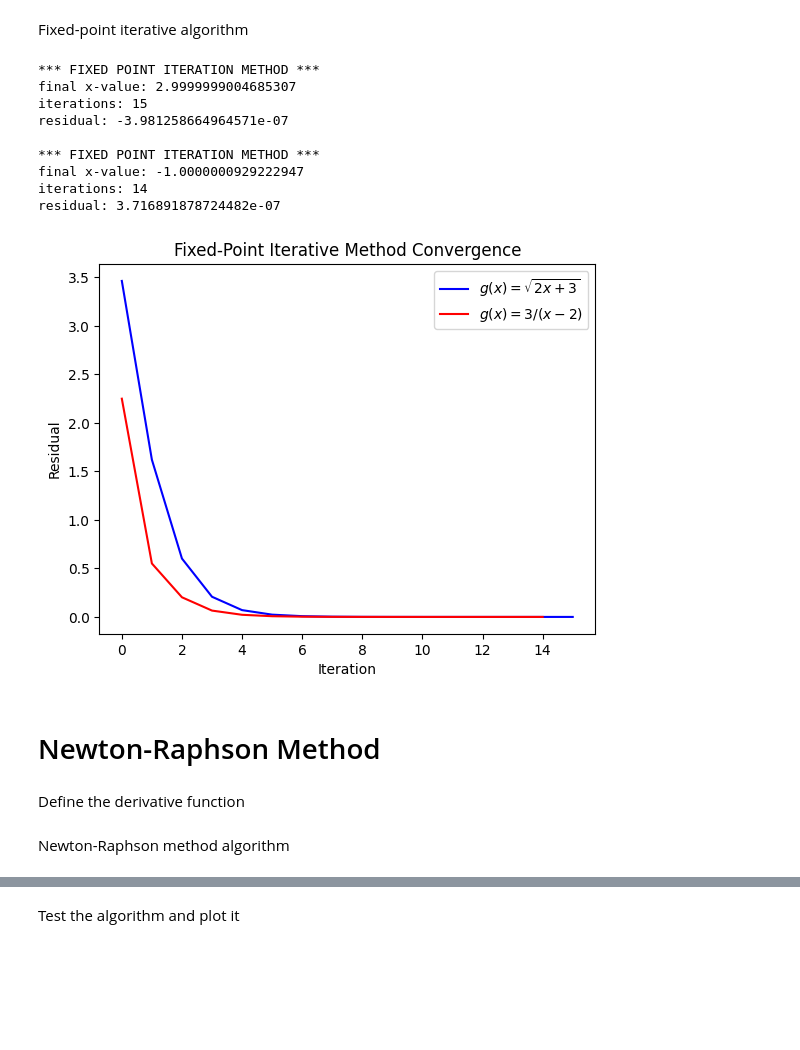
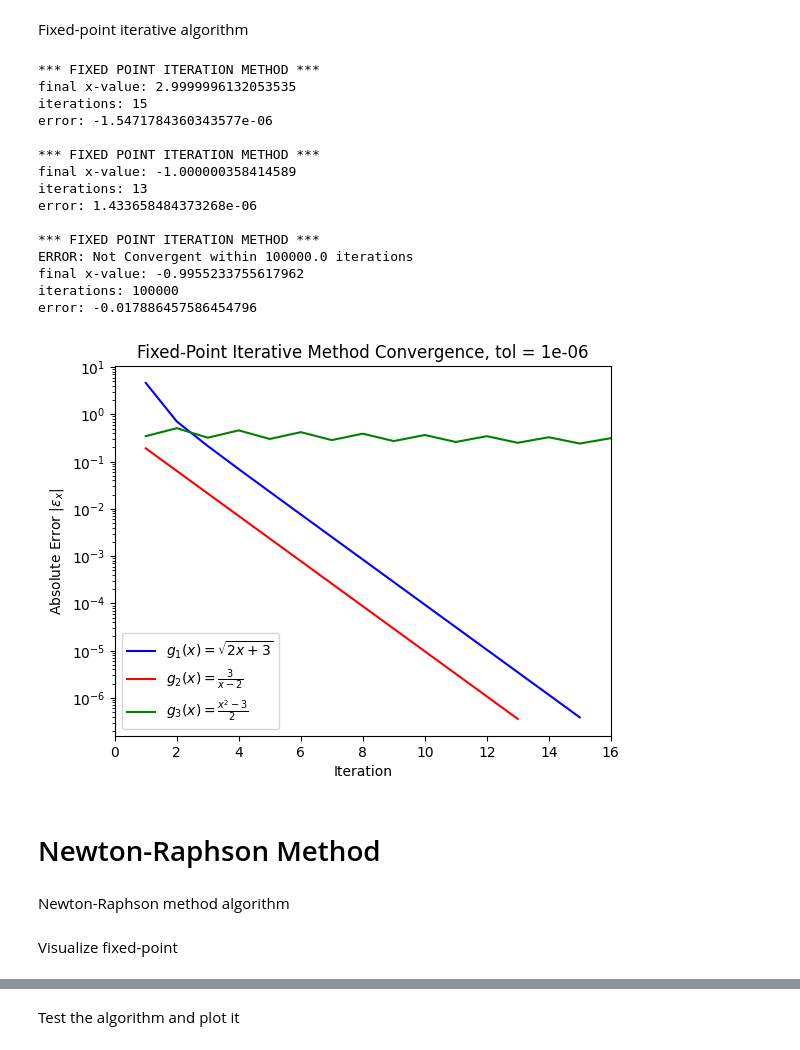
Before and after one commit to diegosol127/AERO-222-Numerical-Methods, a Jupyter notebook: Lab/Lab2/AERO_222_Lab_2.ipynb, the cells around one changed output, grey strips where cells are left out. Saved outputs shown, nothing was run; the diff lists cells and outputs as text; code cells hidden in the pictures; blank space fills up the shorter version.

```diff
--- a/Lab/Lab2/AERO_222_Lab_2.ipynb
+++ b/Lab/Lab2/AERO_222_Lab_2.ipynb
@@ -319,0 +351,24 @@ plt.show()
+# %%
+def dg1(x):
+    return (2*x + 3)**(-1/2)
+
+def dg2(x):
+    return -3 * (x-2)**(-2)
+
+def dg3(x):
+    return x
+
+x = np.linspace(-10,10,500)
+
+plt.plot(x[x>-3/2],dg1(x[x>-3/2]),label=r'$g^\prime_1(x): x \in (-1,\infty)$')
+plt.plot(x,dg2(x),label=r'$g^\prime_2(x): x \in (-\infty,2-\sqrt{3}) \cup (2+\sqrt{3},\infty)$')
+plt.plot(x,dg3(x),label=r'$g^\prime_3(x): x \in (-1,1)$')
+plt.plot(x,-1*np.ones_like(x),'k--',label=r'$x = \pm 1$')
+plt.plot(x,np.ones_like(x),'k--')
+plt.xlim([-10,10])
+plt.ylim([-5,5])
+plt.xlabel(r'$x$')
+plt.ylabel(r'$g^\prime(x)$')
+plt.title('Ranges of convergence for fixed-point functions')
+plt.legend()
+plt.show()
@@ -379,29 +442,36 @@ def fixed_point_iteration(func,gFunc,x,eps,maxIter=1e5):
 # %%
-x0 = 0
+x0 = -0.5
 tol = 1e-6
 
-_, iterations1, residuals1 = fixed_point_iteration(f,g1,x0,tol)
-_, iterations2, residuals2 = fixed_point_iteration(f,g2,x0,tol)
+_, iterations1, errors1 = fixed_point_iteration(f,df,g1,x0,tol)
+_, iterations2, errors2 = fixed_point_iteration(f,df,g2,x0,tol)
+_, iterations3, errors3 = fixed_point_iteration(f,df,g3,x0,tol)
 
-plt.plot(iterations1,residuals1,'b',label=r'$g(x) = \sqrt{2x+3}$')
-plt.plot(iterations2,residuals2,'r',label=r'$g(x) = 3 / (x-2)$')
+plt.semilogy(iterations1,errors1,'b',label=r'$g_1(x) = \sqrt{2x+3}$')
+plt.semilogy(iterations2,errors2,'r',label=r'$g_2(x) = \frac{3}{x-2}$')
+plt.semilogy(iterations3,errors3,'g',label=r'$g_3(x) = \frac{x^2-3}{2}$')
+plt.xlim([0,max(iterations1[-1],iterations2[-1])+1])
 plt.xlabel('Iteration')
-plt.ylabel('Residual')
-plt.title('Fixed-Point Iterative Method Convergence')
+plt.ylabel(r'Absolute Error $|\epsilon_x|$')
+plt.title(f'Fixed-Point Iterative Method Convergence, tol = {tol}')
 plt.legend()
 plt.show()
 # %% [output]
 *** FIXED POINT ITERATION METHOD ***
-final x-value: 2.9999999004685307
+final x-value: 2.9999996132053535
 iterations: 15
-residual: -3.981258664964571e-07
+error: -1.5471784360343577e-06
 
 *** FIXED POINT ITERATION METHOD ***
-final x-value: -1.0000000929222947
-iterations: 14
-residual: 3.716891878724482e-07
+final x-value: -1.000000358414589
+iterations: 13
+error: 1.433658484373268e-06
+
+*** FIXED POINT ITERATION METHOD ***
+ERROR: Not Convergent within 100000.0 iterations
+final x-value: -0.9955233755617962
+iterations: 100000
+error: -0.017886457586454796
-[figure, old version]
+[figure, new version]
 # %% [markdown]
 # Newton-Raphson Method
-# %% [markdown]
-Define the derivative function
@@ -468,0 +540,2 @@ def newton_raphson(func,dFunc,x,eps,maxIter=1e5):
+# %% [markdown]
+Visualize fixed-point
```
Also changed, not shown: parts of 21 cells of this notebook.
